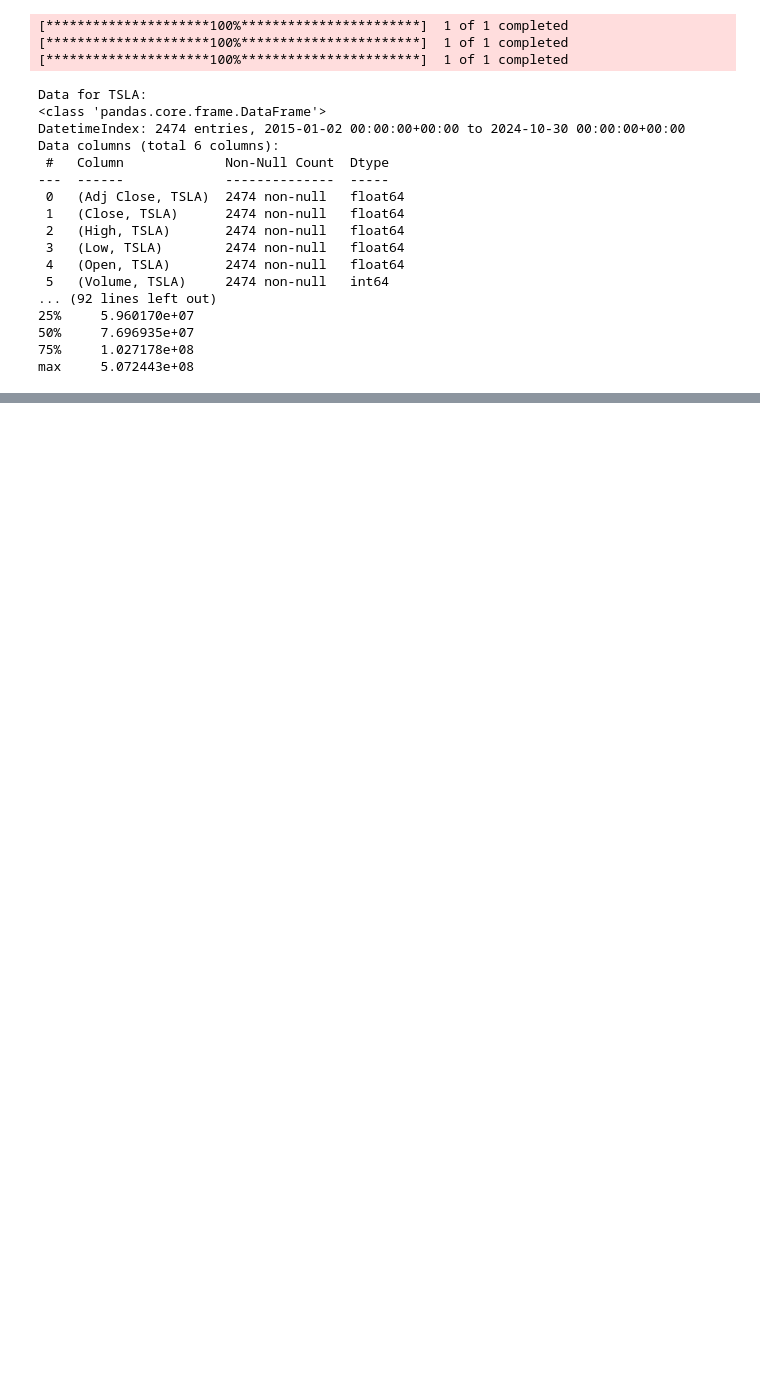
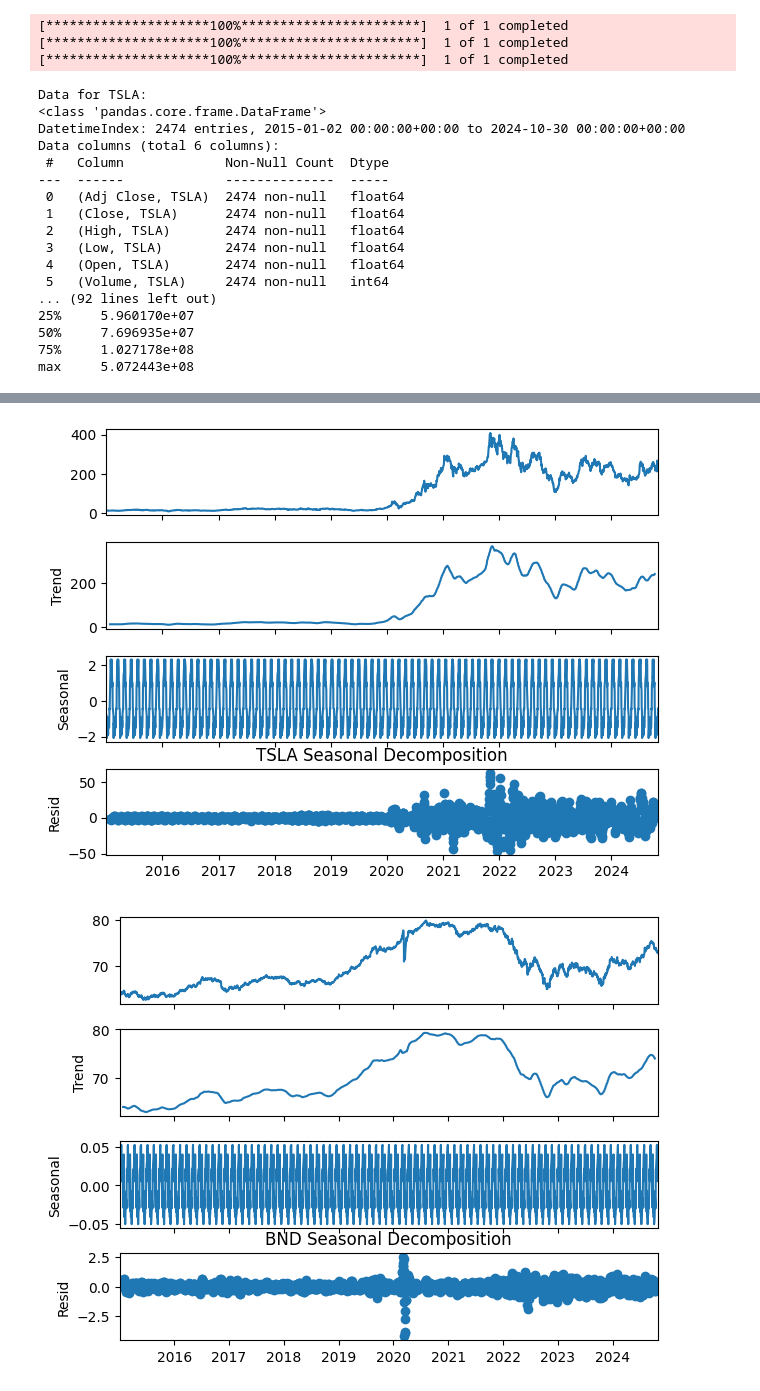
Before and after one commit to medhanittes/GMF_Investments, a Jupyter notebook: notebook/data_processing.ipynb, the cells around one changed output, grey strips where cells are left out. Saved outputs shown, nothing was run; the diff lists cells and outputs as text; code cells hidden in the pictures; blank space fills up the shorter version.

```diff
--- a/notebook/data_processing.ipynb
+++ b/notebook/data_processing.ipynb
@@ -62,0 +103,18 @@ NameError: name 'plt' is not defined
+# %%
+# Outlier Detection
+for ticker in tickers:
+    # Calculate Z-scores
+    daily_returns = data[ticker]['Daily Return'].dropna()
+    z_scores = stats.zscore(daily_returns)
+
+    # Create a mask for outliers
+    outlier_mask = np.abs(z_scores) > 3
+
+    # Get the indices of the outliers in the original DataFrame
+    outlier_indices = daily_returns.index[outlier_mask]
+
+    # Select the outliers from the original DataFrame using the indices
+    outliers = data[ticker].loc[outlier_indices]
+
+    print(f"Outliers for {ticker}:")
+    print(outliers[['Daily Return']])
@@ -62,0 +139,10 @@ NameError: name 'plt' is not defined
+# %%
+
+for ticker in tickers:
+    decomposition = seasonal_decompose(data[ticker]['Adj Close'], model='additive', period=30)
+    fig = decomposition.plot()
+    plt.title(f'{ticker} Seasonal Decomposition')
+    plt.show()
+# %% [output]
+[figure, added]
+[figure, added]
```
Also changed, not shown: parts of 7 cells of this notebook.
